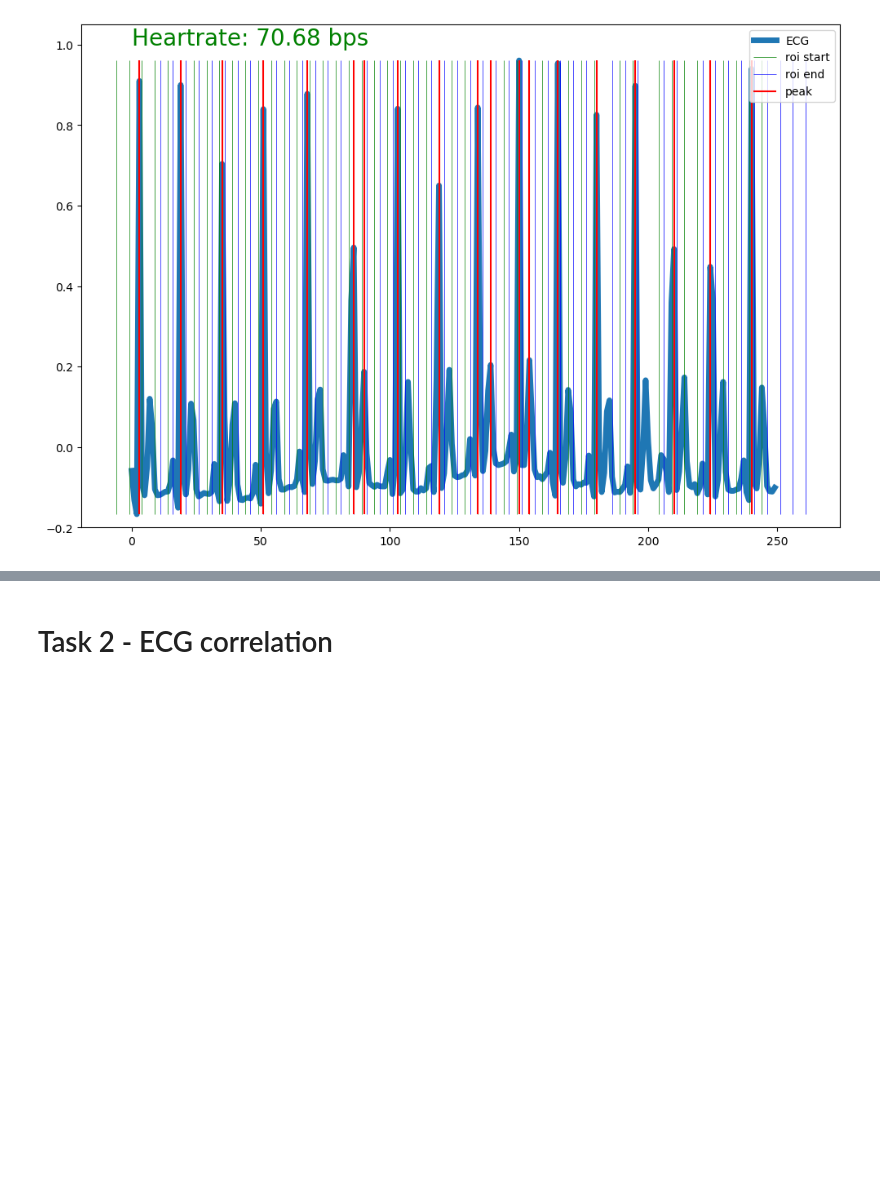
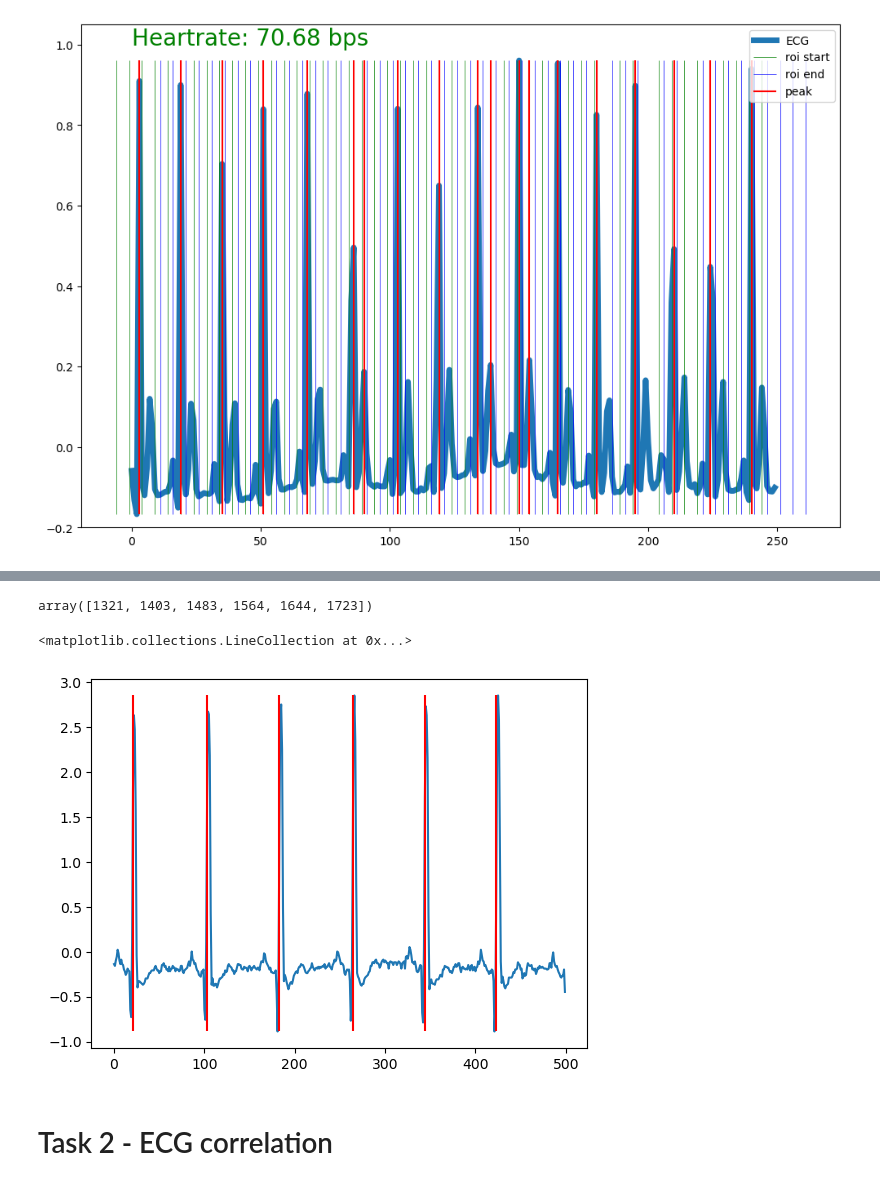
Before and after one commit to MQ37/ecg-emg-processing, a Jupyter notebook: Semestral1.ipynb, the cells around one changed output, grey strips where cells are left out. Saved outputs shown, nothing was run; the diff lists cells and outputs as text; code cells hidden in the pictures; blank space fills up the shorter version.

Commit message:
add nsrdb and read sample with annotation

```diff
--- a/Semestral1.ipynb
+++ b/Semestral1.ipynb
@@ -210,0 +204,6 @@ peakpersec*60
+# %%
+sampfrom = 1300
+n = 500
+samp, rinfo = wfdb.rdsamp("nsrdb/16265", channels=None, sampfrom=sampfrom, sampto=sampfrom+n)
+ann = wfdb.rdann("nsrdb/16265", extension="atr", sampfrom=sampfrom, sampto=sampfrom+n)
+samp = samp[:, 0]
@@ -211,3 +221,13 @@ peakpersec*60
+# %%
+ann.sample
+# %% [output]
+array([1321, 1403, 1483, 1564, 1644, 1723])
+# %%
+plt.plot(samp)
+plt.vlines(ann.sample-sampfrom, ymin=np.min(samp), ymax=np.max(samp), colors="red")
+# %% [output]
+<matplotlib.collections.LineCollection at 0x...>
+[figure, added]
 # %% [markdown]
 # Task 2 - ECG correlation
 # %%
```
Also changed, not shown: parts of 3 cells of this notebook, 2 other files.
